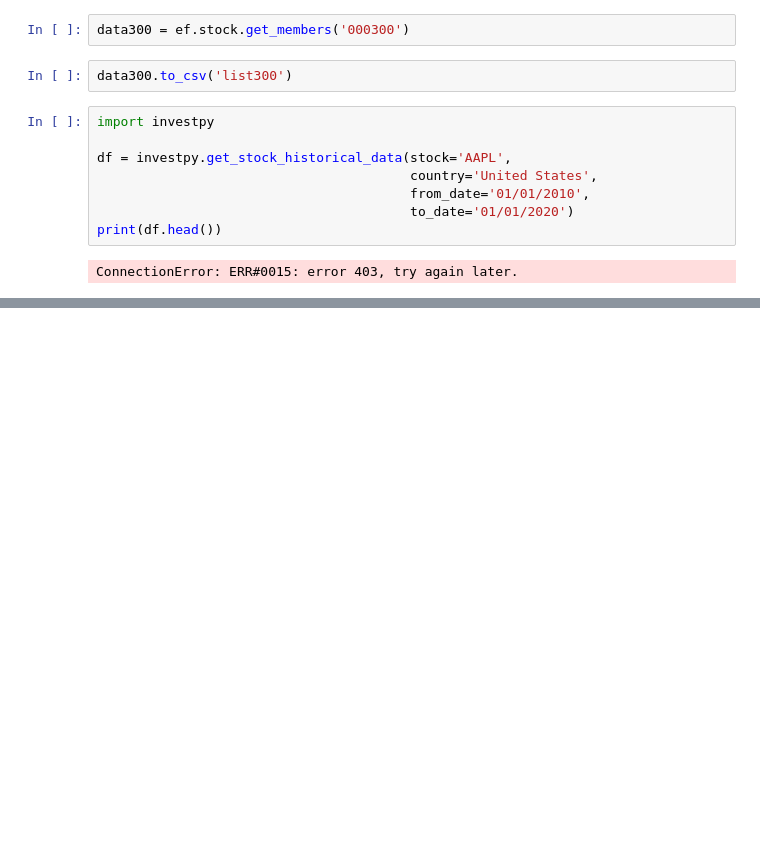
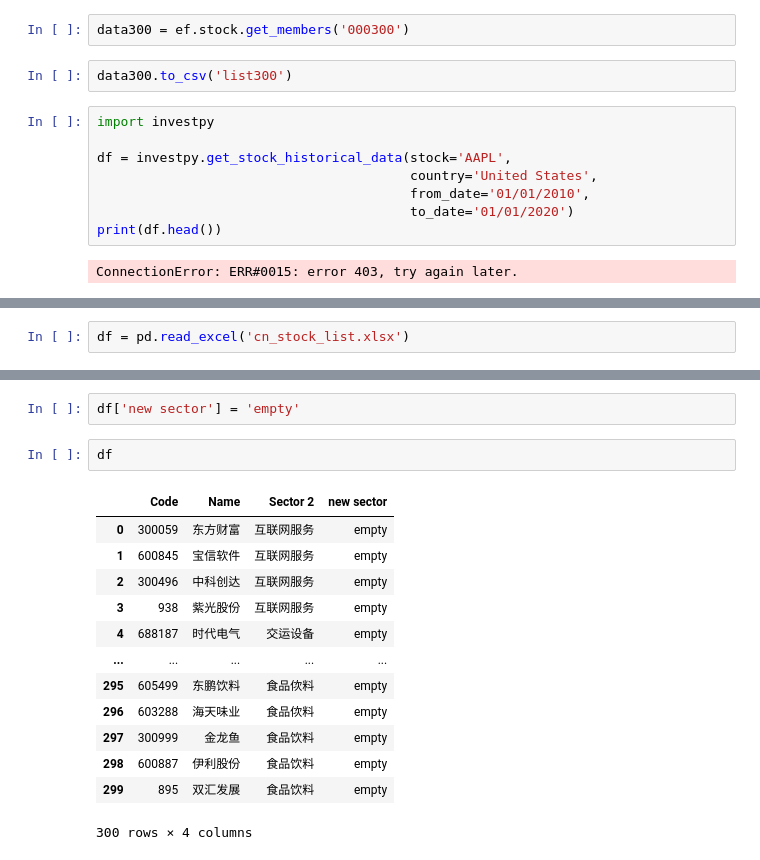
Before and after one commit to controlyy/finc, a Jupyter notebook: misc/efinance.ipynb, the cells around one changed output, grey strips where cells are left out. Drawn from its saved outputs; the diff is of its cells as text; blank space fills up the shorter version.

```diff
--- a/misc/efinance.ipynb
+++ b/misc/efinance.ipynb
@@ -181,0 +156,2 @@ NameError: name 'ef' is not defined
+# %%
+df = pd.read_excel('cn_stock_list.xlsx')
@@ -181,0 +174,18 @@ NameError: name 'ef' is not defined
+# %%
+df['new sector'] = 'empty'
+# %%
+df
+# %% [output]
+|  | Code | Name | Sector 2 | new sector |
+| 0 | 300059 | 东方财富 | 互联网服务 | empty |
+| 1 | 600845 | 宝信软件 | 互联网服务 | empty |
+| 2 | 300496 | 中科创达 | 互联网服务 | empty |
+| 3 | 938 | 紫光股份 | 互联网服务 | empty |
+| 4 | 688187 | 时代电气 | 交运设备 | empty |
+| ... | ... | ... | ... | ... |
+| 295 | 605499 | 东鹏饮料 | 食品佽料 | empty |
+| 296 | 603288 | 海天味业 | 食品佽料 | empty |
+| 297 | 300999 | 金龙鱼 | 食品饮料 | empty |
+| 298 | 600887 | 伊利股份 | 食品饮料 | empty |
+| 299 | 895 | 双汇发展 | 食品饮料 | empty |
+300 rows × 4 columns
```
Also changed, not shown: parts of 19 cells of this notebook, 4 other files.
